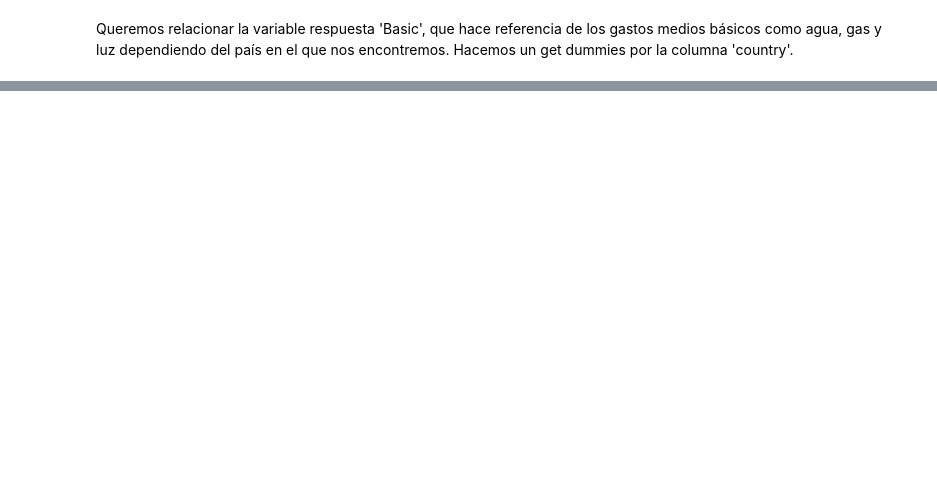
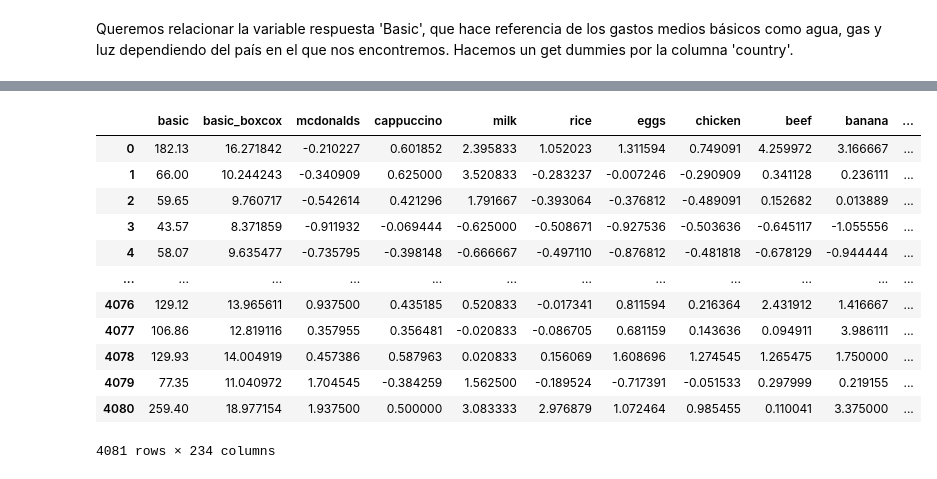
Before and after one commit to Adalab/promo-d-da-modulo1-sprint2-Paloma_Paula_Iris, a Jupyter notebook: regresion_lineal/8_encoding.ipynb, the cells around one changed output, grey strips where cells are left out. Cells and saved outputs as stored; diff of their text form; code cells hidden in the pictures; blank space fills up the shorter version.

```diff
--- a/regresion_lineal/8_encoding.ipynb
+++ b/regresion_lineal/8_encoding.ipynb
@@ -81,0 +75,20 @@ dummie.head()
+# %%
+df.drop(['city', 'country'], axis = 1, inplace = True)
+# %%
+df_dummie_concat = pd.concat([df, dummie], axis = 1, ignore_index = False)
+# %%
+df_dummie_concat
+# %% [output]
+|  | basic | basic_boxcox | mcdonalds | cappuccino | milk | rice | eggs | chicken | beef | banana | ... |
+| 0 | 182.13 | 16.271842 | -0.210227 | 0.601852 | 2.395833 | 1.052023 | 1.311594 | 0.749091 | 4.259972 | 3.166667 | ... |
+| 1 | 66.00 | 10.244243 | -0.340909 | 0.625000 | 3.520833 | -0.283237 | -0.007246 | -0.290909 | 0.341128 | 0.236111 | ... |
+| 2 | 59.65 | 9.760717 | -0.542614 | 0.421296 | 1.791667 | -0.393064 | -0.376812 | -0.489091 | 0.152682 | 0.013889 | ... |
+| 3 | 43.57 | 8.371859 | -0.911932 | -0.069444 | -0.625000 | -0.508671 | -0.927536 | -0.503636 | -0.645117 | -1.055556 | ... |
+| 4 | 58.07 | 9.635477 | -0.735795 | -0.398148 | -0.666667 | -0.497110 | -0.876812 | -0.481818 | -0.678129 | -0.944444 | ... |
+| ... | ... | ... | ... | ... | ... | ... | ... | ... | ... | ... | ... |
+| 4076 | 129.12 | 13.965611 | 0.937500 | 0.435185 | 0.520833 | -0.017341 | 0.811594 | 0.216364 | 2.431912 | 1.416667 | ... |
+| 4077 | 106.86 | 12.819116 | 0.357955 | 0.356481 | -0.020833 | -0.086705 | 0.681159 | 0.143636 | 0.094911 | 3.986111 | ... |
+| 4078 | 129.93 | 14.004919 | 0.457386 | 0.587963 | 0.020833 | 0.156069 | 1.608696 | 1.274545 | 1.265475 | 1.750000 | ... |
+| 4079 | 77.35 | 11.040972 | 1.704545 | -0.384259 | 1.562500 | -0.189524 | -0.717391 | -0.051533 | 0.297999 | 0.219155 | ... |
+| 4080 | 259.40 | 18.977154 | 1.937500 | 0.500000 | 3.083333 | 2.976879 | 1.072464 | 0.985455 | 0.110041 | 3.375000 | ... |
+4081 rows × 234 columns
```
Also changed, not shown: parts of 14 cells of this notebook, 6 other files.
